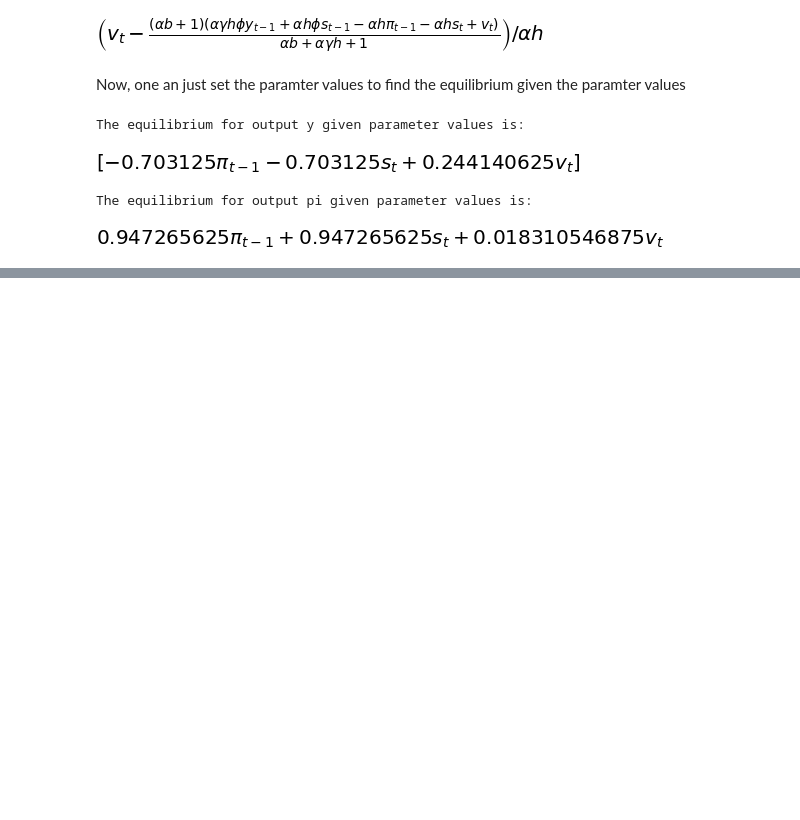
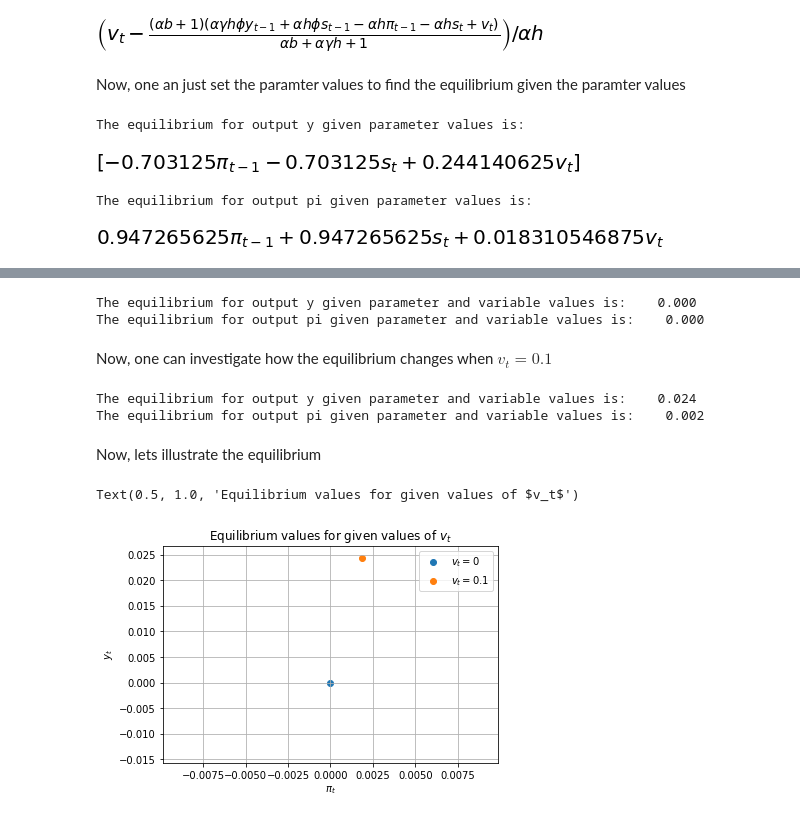
Before and after one commit to NumEconCopenhagen/projects-2019-wp, a Jupyter notebook: examproject/AS-AD.ipynb, the cells around one changed output, grey strips where cells are left out. Drawn from its saved outputs; the diff is of its cells as text; code cells hidden in the pictures; blank space fills up the shorter version.

```diff
--- a/examproject/AS-AD.ipynb
+++ b/examproject/AS-AD.ipynb
@@ -106,0 +109,64 @@ The equilibrium for output pi given parameter values is:
+# %%
+#Setting variable values - parameter is similar to previous questions
+pi_t2 = 0
+y_t2 = 0
+v_t = 0
+s_t = 0
+s_t2 = 0
+
+#Solving for equilibrium given variable values
+AD_SRAS_param=sm.Eq((1/(h*alpha))*(v_t-(1+b*alpha)*y_t),pi_t2+gamma*y_t-phi*gamma*y_t2+s_t-phi*s_t2)
+eq_y_param = sm.solve(AD_SRAS_param,y_t)
+eq_pi_param=1/(h*alpha)*(v_t-(1+b*alpha)*eq_y_param[0])
+print('The equilibrium for output y given parameter and variable values is: %8.3f' % eq_y_param[0])
+print('The equilibrium for output pi given parameter and variable values is: %8.3f' % eq_pi_param)
+# %% [output]
+The equilibrium for output y given parameter and variable values is:    0.000
+The equilibrium for output pi given parameter and variable values is:    0.000
+# %% [markdown]
+Now, one can investigate how the equilibrium changes when $v_t=0.1$
+# %%
+#Solving for equilibrium given v_t=0.1
+v_t2 = 0.1
+AD_SRAS_param2=sm.Eq((1/(h*alpha))*(v_t2-(1+b*alpha)*y_t),pi_t2+gamma*y_t-phi*gamma*y_t2+s_t-phi*s_t2)
+eq_y_param2 = sm.solve(AD_SRAS_param2,y_t)
+eq_pi_param2=1/(h*alpha)*(v_t2-(1+b*alpha)*eq_y_param2[0])
+print('The equilibrium for output y given parameter and variable values is: %8.3f' % eq_y_param2[0])
+print('The equilibrium for output pi given parameter and variable values is: %8.3f' % eq_pi_param2)
+# %% [output]
+The equilibrium for output y given parameter and variable values is:    0.024
+The equilibrium for output pi given parameter and variable values is:    0.002
+# %% [markdown]
+Now, lets illustrate the equilibrium
+# %%
+# Creating vector with equilibrium values for y_t and pi_t for given values of v_t
+## Vector with equilibrium values for y
+y_values=[]
+y_values.append(eq_y_param[0])
+y_values.append(eq_y_param2[0])
+## Vector with equilibrium values for pi
+pi_values=[]
+pi_values.append(eq_pi_param)
+pi_values.append(eq_pi_param2)
+# %%
+# illustrate period 1 result
+fig = plt.figure()
+ax = fig.add_subplot(1, 1, 1)
+ax.scatter(pi_values[0], y_values[0], label='$v_t=0$')
+ax.scatter(pi_values[1], y_values[1], label='$v_t=0.1$')
+
+# set grids
+ax.grid()
+
+# set legend
+ax.legend()
+
+# set labels
+ax.set_ylabel('$y_t^*$')
+ax.set_xlabel('$\pi_t$')
+
+# set title
+ax.set_title('Equilibrium values for given values of $v_t$')
+# %% [output]
+Text(0.5, 1.0, 'Equilibrium values for given values of $v_t$')
+[figure, added]
```
Also changed, not shown: parts of 5 cells of this notebook.
